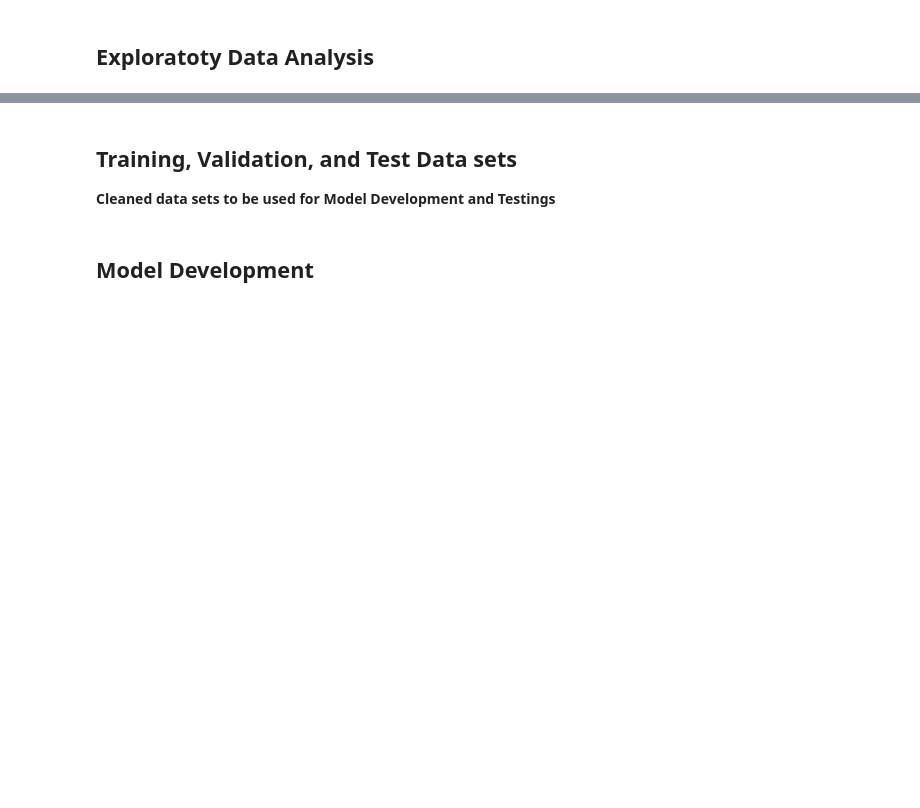
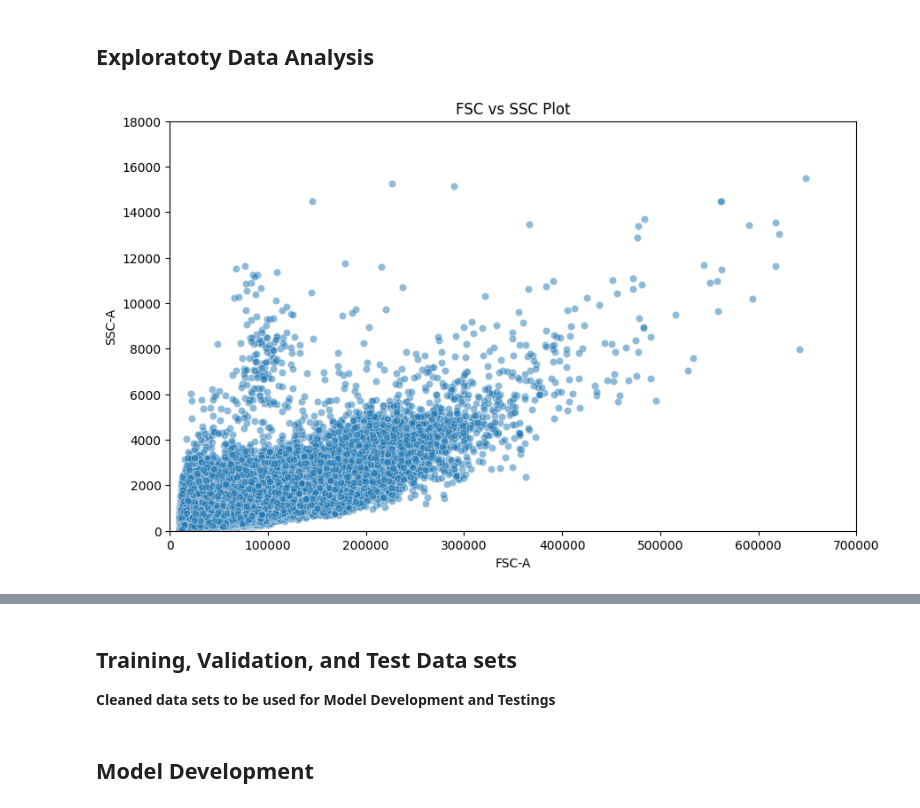
Before and after one commit to vanguardfox/ADS599, a Jupyter notebook: ADS599.ipynb, the cells around one changed output, grey strips where cells are left out. Drawn from its saved outputs; the diff is of its cells as text; code cells hidden in the pictures; blank space fills up the shorter version.

```diff
--- a/ADS599.ipynb
+++ b/ADS599.ipynb
@@ -98,2 +148,14 @@ from sklearn.mixture import GaussianMixture
 # %% [markdown]
 ## Data Preprocessing or Data Wrangling
+# %%
+# Upload Dataset from Google Drive
+pbmc_s1_df = pd.read_csv("pbmc_s1.csv")
+# %%
+# Select columns to convert
+columns_to_convert = pbmc_s1_df.columns[:-1]
+
+# Convert the selected columns to numeric
+pbmc_s1_df[columns_to_convert] = pbmc_s1_df[columns_to_convert].apply(pd.to_numeric, errors='coerce')
+
+# Check the updated DataFrame dtypes
+pbmc_s1_df.info()
@@ -100,2 +180,27 @@ from sklearn.mixture import GaussianMixture
 # %% [markdown]
 ## Exploratoty Data Analysis
+# %%
+# Copy Dataframe
+pbmc_c = pbmc_s1_df.copy()
+
+# Select a random sample at set instances
+sample_size = 100000
+pbmc_c = pbmc_c.sample(n=sample_size, random_state=42)
+# %%
+# Create the scatter plot
+plt.figure(figsize=(10, 6))
+sns.scatterplot(data=pbmc_c, x='FSC-A', y='SSC-A', alpha=0.5)
+
+# Set plot labels and title
+plt.title('FSC vs SSC Plot')
+plt.xlabel('FSC-A')
+plt.ylabel('SSC-A')
+
+# Set x and y axis limits
+plt.xlim(0, 700000)
+plt.ylim(0, 18000)
+
+# Plot
+plt.show()
+# %% [output]
+[figure, added]
```
Also changed, not shown: parts of 29 cells of this notebook.
